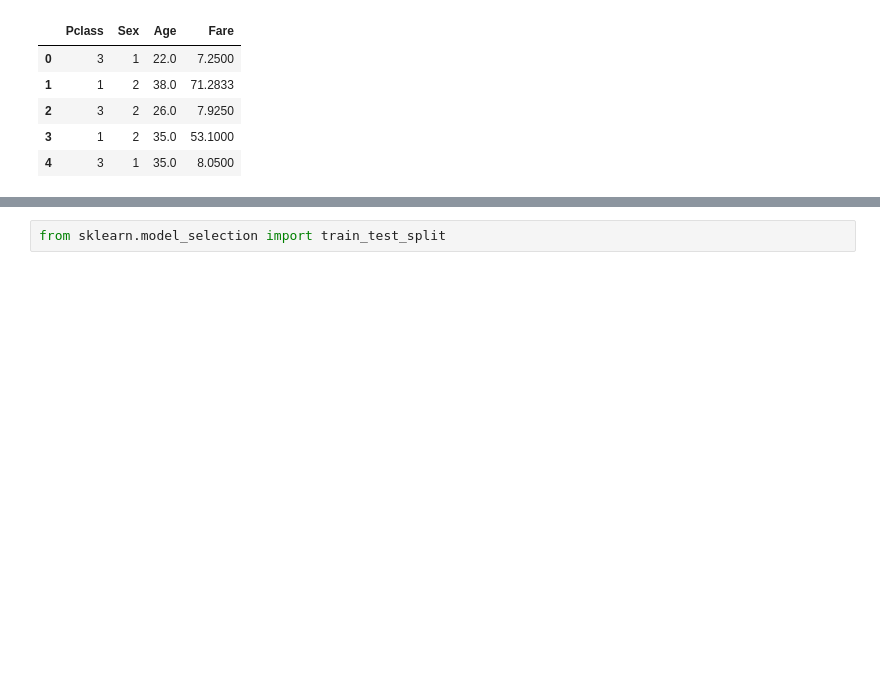
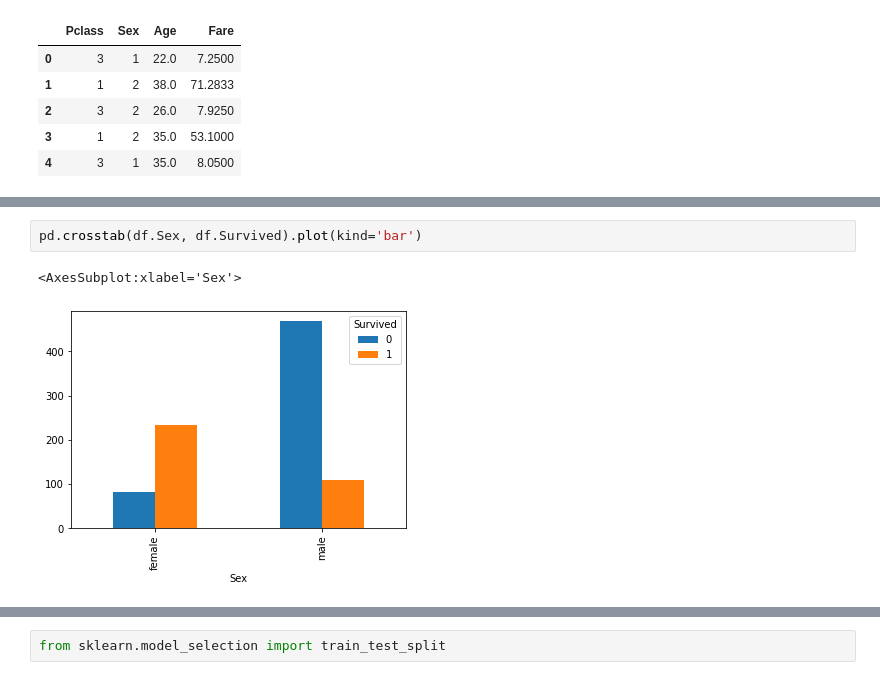
Before and after one commit to Jasondecode2020/ml-2021, a Jupyter notebook: 9_decision_tree/Exercise/9_decision_tree_exercise.ipynb, the cells around one changed output, grey strips where cells are left out. Drawn from its saved outputs; the diff is of its cells as text; blank space fills up the shorter version.

```diff
--- a/9_decision_tree/Exercise/9_decision_tree_exercise.ipynb
+++ b/9_decision_tree/Exercise/9_decision_tree_exercise.ipynb
@@ -53,0 +73,5 @@ inputs.head()
+# %%
+pd.crosstab(df.Sex, df.Survived).plot(kind='bar')
+# %% [output]
+<AxesSubplot:xlabel='Sex'>
+[figure, added]
```
Also changed, not shown: parts of 9 cells of this notebook, 1 other file.
